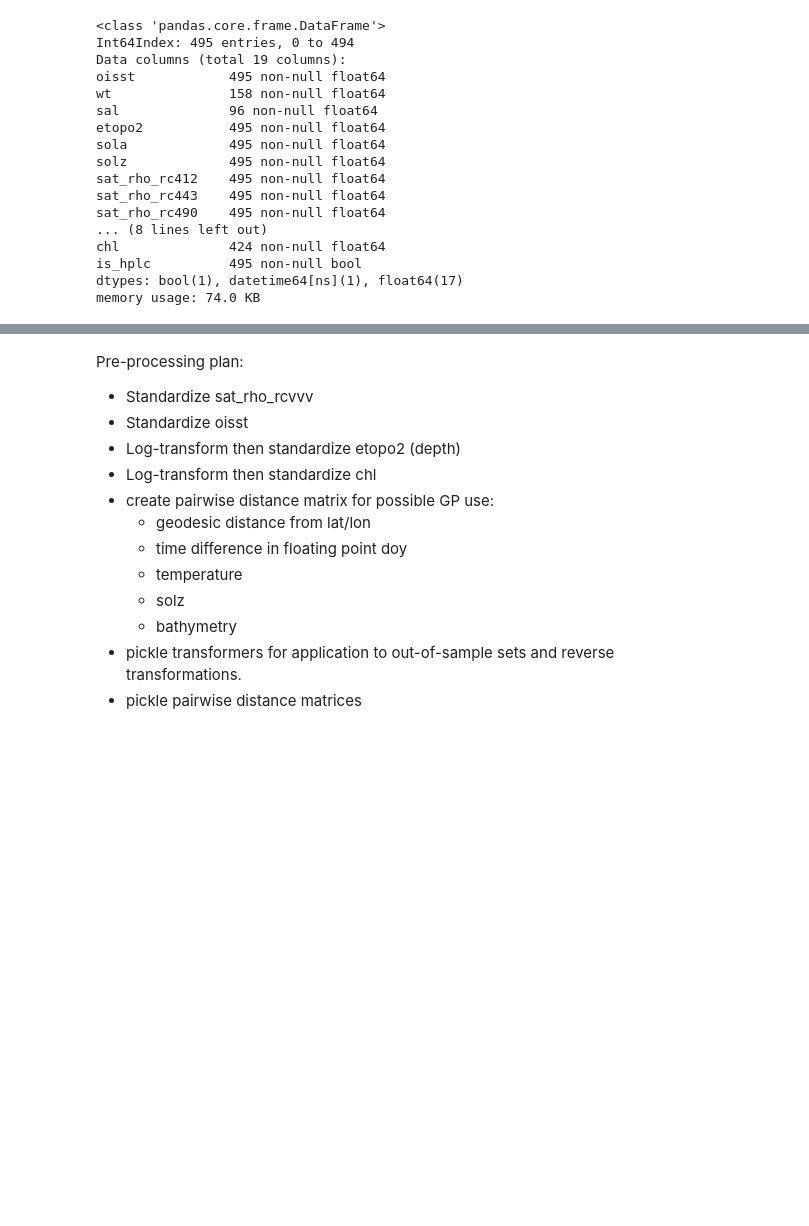
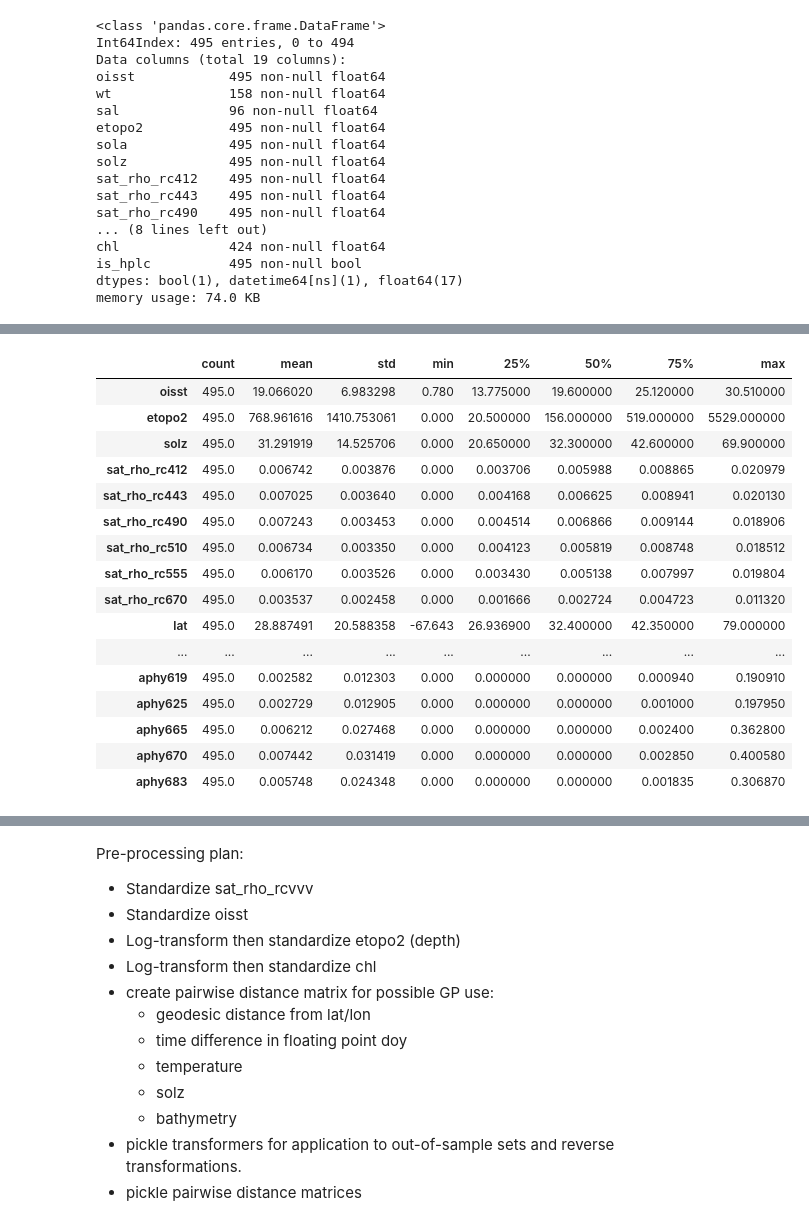
Before and after one commit to madHatter106/TOA_ML, a Jupyter notebook: TOA_ML_1_DataPrep_2.ipynb, the cells around one changed output, grey strips where cells are left out. Drawn from its saved outputs; the diff is of its cells as text; code cells hidden in the pictures; blank space fills up the shorter version.

Commit message:
getting ready to fit models to Aphy

```diff
--- a/TOA_ML_1_DataPrep_2.ipynb
+++ b/TOA_ML_1_DataPrep_2.ipynb
@@ -8,6 +8,8 @@ from seaborn import heatmap, PairGrid, kdeplot
 import matplotlib.pyplot as pl
 from sklearn.preprocessing import StandardScaler
 from scipy.spatial.distance import pdist, squareform
+# %%
+dfa = pd.read_pickle('./pickleJar/df_3_ML4aphy.pkl')
 # %%
 df = pd.read_pickle('./pickleJar/df_3_ML4chl.pkl')
 # %%
@@ -53,5 +75,27 @@ memory usage: 74.0 KB
 # %%
 df.drop(['wt', 'sal', 'sola'], axis=1, inplace=True)
+# %%
+dfa.drop(['sola'], axis=1, inplace=True)
+# %%
+dfa.describe().T
+# %% [output]
+|  | count | mean | std | min | 25% | 50% | 75% | max |
+| oisst | 495.0 | 19.066020 | 6.983298 | 0.780 | 13.775000 | 19.600000 | 25.120000 | 30.510000 |
+| etopo2 | 495.0 | 768.961616 | 1410.753061 | 0.000 | 20.500000 | 156.000000 | 519.000000 | 5529.000000 |
+| solz | 495.0 | 31.291919 | 14.525706 | 0.000 | 20.650000 | 32.300000 | 42.600000 | 69.900000 |
+| sat_rho_rc412 | 495.0 | 0.006742 | 0.003876 | 0.000 | 0.003706 | 0.005988 | 0.008865 | 0.020979 |
+| sat_rho_rc443 | 495.0 | 0.007025 | 0.003640 | 0.000 | 0.004168 | 0.006625 | 0.008941 | 0.020130 |
+| sat_rho_rc490 | 495.0 | 0.007243 | 0.003453 | 0.000 | 0.004514 | 0.006866 | 0.009144 | 0.018906 |
+| sat_rho_rc510 | 495.0 | 0.006734 | 0.003350 | 0.000 | 0.004123 | 0.005819 | 0.008748 | 0.018512 |
+| sat_rho_rc555 | 495.0 | 0.006170 | 0.003526 | 0.000 | 0.003430 | 0.005138 | 0.007997 | 0.019804 |
+| sat_rho_rc670 | 495.0 | 0.003537 | 0.002458 | 0.000 | 0.001666 | 0.002724 | 0.004723 | 0.011320 |
+| lat | 495.0 | 28.887491 | 20.588358 | -67.643 | 26.936900 | 32.400000 | 42.350000 | 79.000000 |
+| ... | ... | ... | ... | ... | ... | ... | ... | ... |
+| aphy619 | 495.0 | 0.002582 | 0.012303 | 0.000 | 0.000000 | 0.000000 | 0.000940 | 0.190910 |
+| aphy625 | 495.0 | 0.002729 | 0.012905 | 0.000 | 0.000000 | 0.000000 | 0.001000 | 0.197950 |
+| aphy665 | 495.0 | 0.006212 | 0.027468 | 0.000 | 0.000000 | 0.000000 | 0.002400 | 0.362800 |
+| aphy670 | 495.0 | 0.007442 | 0.031419 | 0.000 | 0.000000 | 0.000000 | 0.002850 | 0.400580 |
+| aphy683 | 495.0 | 0.005748 | 0.024348 | 0.000 | 0.000000 | 0.000000 | 0.001835 | 0.306870 |
 # %%
 df.describe().T
 # %% [output]
```
Also changed, not shown: parts of 2 cells of this notebook, 4 other files.
